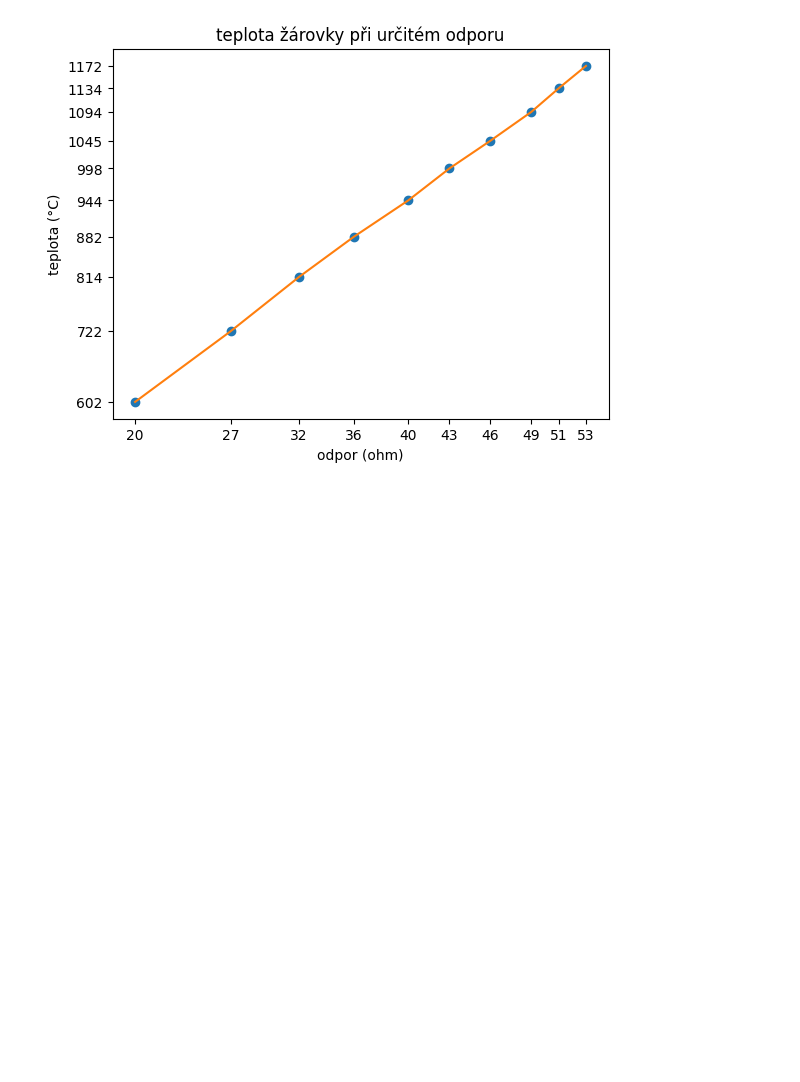
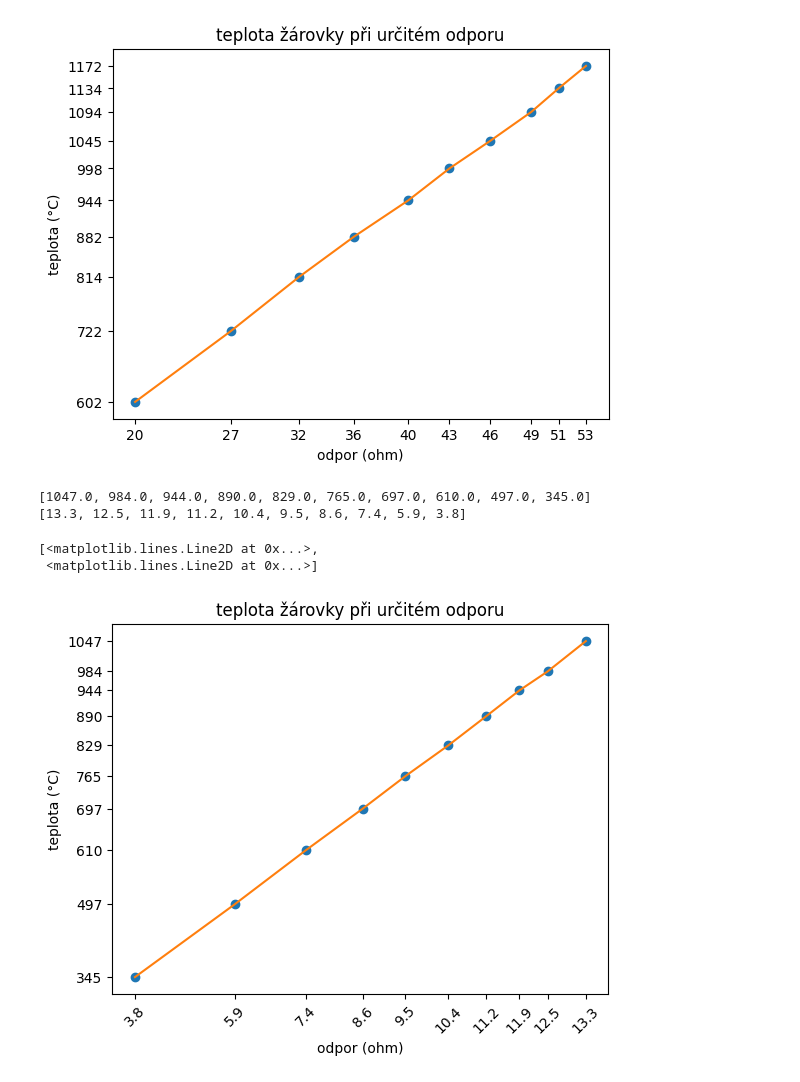
Before and after one commit to JakubSlof/Teddy-bear-detection, a Jupyter notebook: fyzika.ipynb, the cells around one changed output. Cells and saved outputs as stored; diff of their text form; code cells hidden in the pictures; blank space fills up the shorter version.

```diff
--- a/fyzika.ipynb
+++ b/fyzika.ipynb
@@ -57,3 +57,32 @@ plt.plot(y2,x,"o",y2,x)
 [<matplotlib.lines.Line2D at 0x...>,
  <matplotlib.lines.Line2D at 0x...>]
 [figure]
+# %%
+x=[]
+y2=[]
+y = np.array([13.33, 12.47, 11.94, 11.2, 10.38, 9.52, 8.6, 7.43, 5.9, 3.85])
+R20 = 3
+for r in y:
+    t = -1*(R20*-20*R20* 0.0045 - r )/(R20* 0.0045)
+    t=round(t,0)
+    x.append(t)
+for i in y:
+    i = round(i,1)
+    y2.append(i)
+print(x)
+print(y2)
+# %% [output]
+[1047.0, 984.0, 944.0, 890.0, 829.0, 765.0, 697.0, 610.0, 497.0, 345.0]
+[13.3, 12.5, 11.9, 11.2, 10.4, 9.5, 8.6, 7.4, 5.9, 3.8]
+# %%
+plt.xlabel(r'odpor (ohm)')
+plt.ylabel(r'teplota (°C)')
+plt.xticks(y2)
+plt.xticks(rotation=45)
+plt.yticks(x)
+plt.title('teplota žárovky při určitém odporu')
+plt.plot(y2,x,"o",y2,x)
+# %% [output]
+[<matplotlib.lines.Line2D at 0x...>,
+ <matplotlib.lines.Line2D at 0x...>]
+[figure, added]
```
